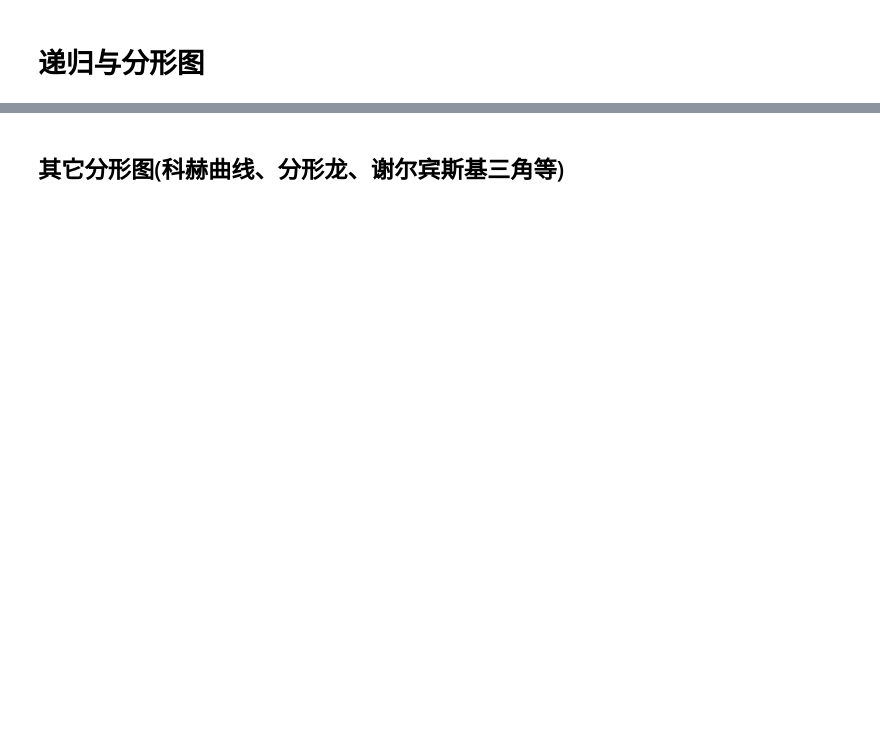
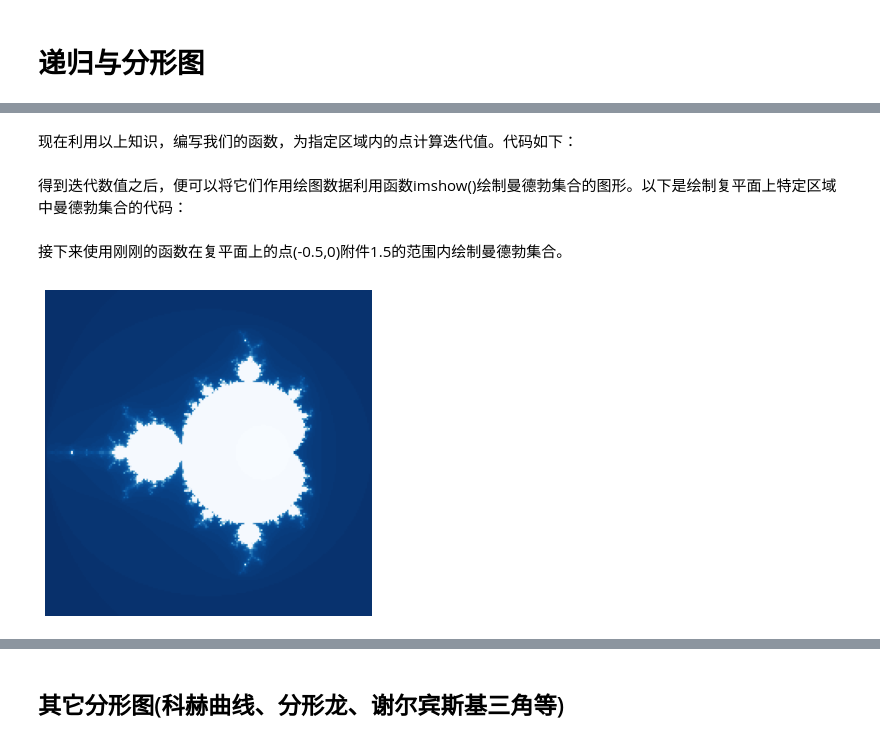
Before and after one commit to samuelzq/python_math, a Jupyter notebook: ch11/chp11.ipynb, the cells around one changed output, grey strips where cells are left out. Cells and saved outputs as stored; diff of their text form; code cells hidden in the pictures; blank space fills up the shorter version.

```diff
--- a/ch11/chp11.ipynb
+++ b/ch11/chp11.ipynb
@@ -124,0 +239,4 @@ time= 0.6162699999999997
+# %%
+x = numpy.linspace(-9, 9, 10)
+y = numpy.linspace(-9, 9, 10).reshape(10, 1)
+x+y*1j
@@ -124,0 +264,2 @@ time= 0.6162699999999997
+# %% [markdown]
+现在利用以上知识，编写我们的函数，为指定区域内的点计算迭代值。代码如下：
@@ -124,0 +304,38 @@ time= 0.6162699999999997
+# %% [markdown]
+得到迭代数值之后，便可以将它们作用绘图数据利用函数imshow()绘制曼德勃集合的图形。以下是绘制复平面上特定区域中曼德勃集合的代码：
+# %%
+def draw_mandelbrot(ax, cx, cy, d):
+    """
+    绘制点(cx, cy)附近正负d的范围的Mandelbrot
+
+    入参
+    ___
+    ax: Axis
+        当前坐标系
+
+    cx: float
+        复平面上一点的实部
+
+    cy: float
+        复平面上一点的虚部
+
+    d： float
+        范围
+
+    返回
+    ____
+    无
+
+    """
+    x0, x1, y0, y1 = cx-d, cx+d, cy-d, cy+d
+    mandelbrot = get_mandelbrot_iter(x0, x1, y0, y1)
+    ax.imshow(mandelbrot, cmap=plt.cm.Blues_r, extent=[x0,x1,y0,y1])
+    ax.set_axis_off()
+# %% [markdown]
+接下来使用刚刚的函数在复平面上的点(-0.5,0)附件1.5的范围内绘制曼德勃集合。
+# %%
+fig = plt.figure(figsize=(6, 6))
+draw_mandelbrot(plt.gca(), -0.5, 0, 1.5)
+plt.show()
+# %% [output]
+[figure, added]
```
Also changed, not shown: parts of 40 cells of this notebook.
